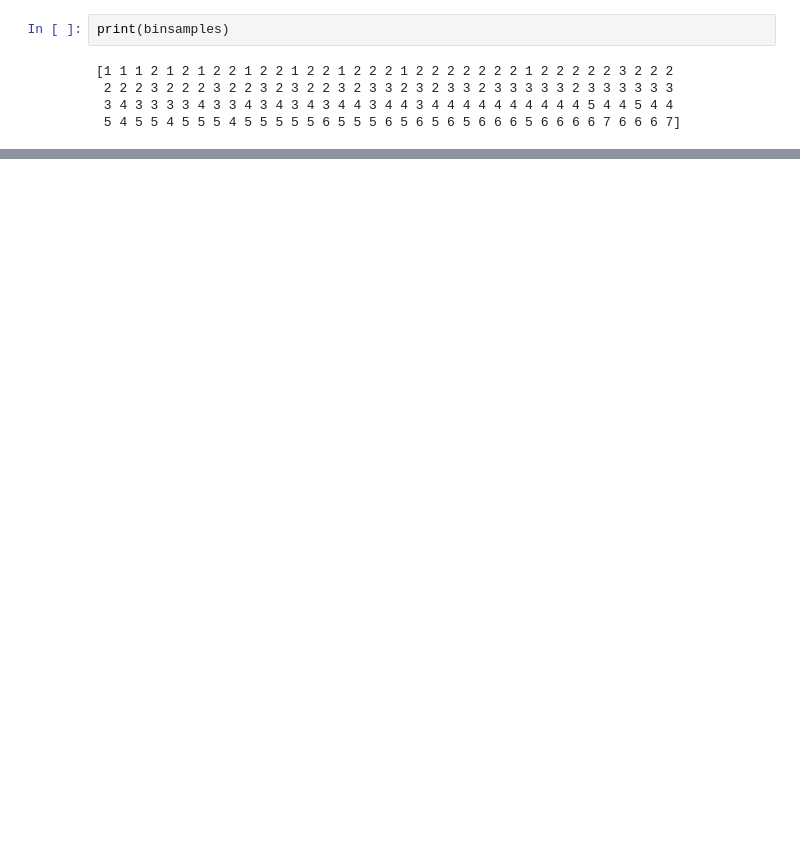
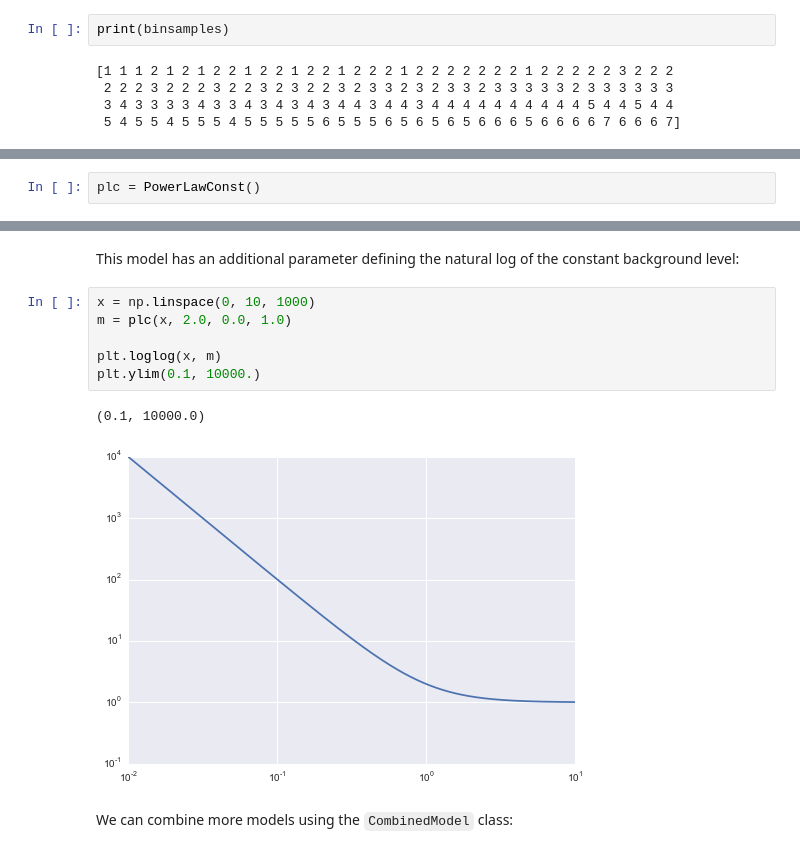
Before and after one commit to usmanwardag/stingray, a Jupyter notebook: demos/PowerSpectralAnalysis.ipynb, the cells around one changed output, grey strips where cells are left out. Saved outputs shown, nothing was run; the diff lists cells and outputs as text; blank space fills up the shorter version.

Commit message:
Some additions to the notebook

```diff
--- a/demos/PowerSpectralAnalysis.ipynb
+++ b/demos/PowerSpectralAnalysis.ipynb
@@ -232,0 +296,2 @@ print(binsamples)
+# %%
+plc = PowerLawConst()
@@ -232,0 +302,13 @@ print(binsamples)
+# %% [markdown]
+This model has an additional parameter defining the natural log of the constant background level:
+# %%
+x = np.linspace(0, 10, 1000)
+m = plc(x, 2.0, 0.0, 1.0)
+
+plt.loglog(x, m)
+plt.ylim(0.1, 10000.)
+# %% [output]
+(0.1, 10000.0)
+[figure, added]
+# %% [markdown]
+We can combine more models using the `CombinedModel` class:
```
Also changed, not shown: parts of 64 cells of this notebook.
